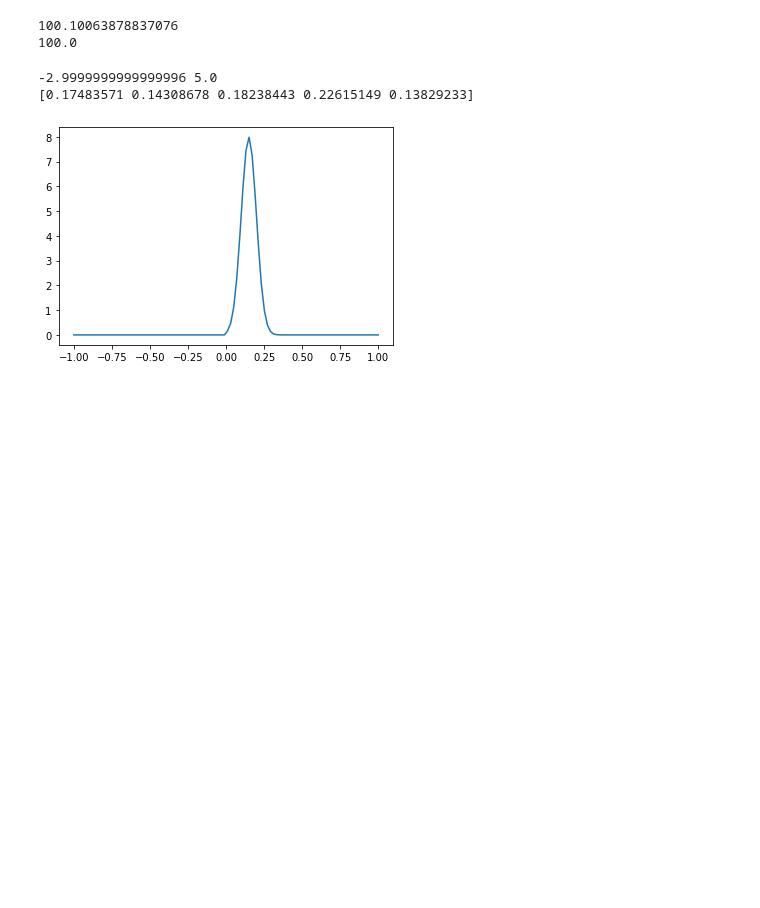
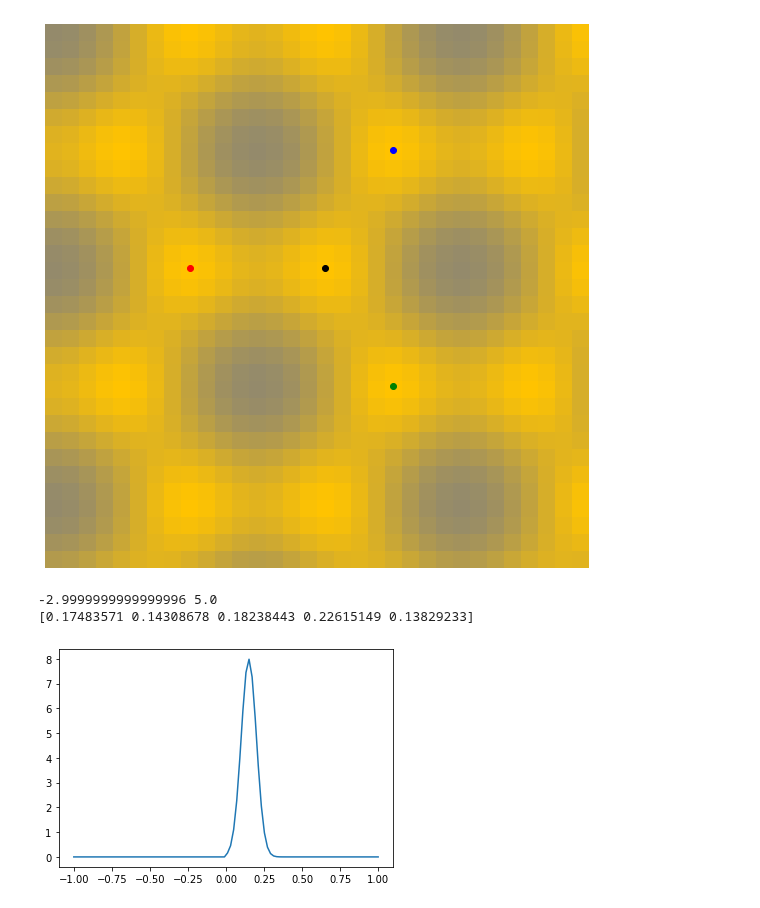
Before and after one commit to DanielMGlazer/HexogonalMLProject, a Jupyter notebook: Hexagonal_Training_Data_Raw.ipynb, the cells around one changed output. Drawn from its saved outputs; the diff is of its cells as text; code cells hidden in the pictures; blank space fills up the shorter version.

Commit message:
fixed gauss_to_color. Made a class for plotting input array

```diff
--- a/Hexagonal_Training_Data_Raw.ipynb
+++ b/Hexagonal_Training_Data_Raw.ipynb
@@ -223,9 +224,11 @@ class Training_im:
     #Method for making 2D colored image
     #Takes all float values in blob_values_array and converts them to an hsl color with the corresponding lightness value. This color is then convereted to rgb and stored in pixel_array
     def gauss_to_color(self):
+        max_val=self.blob_values_array.max()
+        self.rescaled_heights=self.blob_values_array*100/max_val
         for i in range(self.image_size[0]):
             for j in range(self.image_size[1]):
-                rgbcolor=ImageColor.getrgb(f"hsl(46,{min(max(self.blob_values_array[j][i],1e-2),100)}%,50%)")
+                rgbcolor=ImageColor.getrgb(f"hsl(46,{min(max(self.rescaled_heights[j][i],1e-2),100)}%,50%)")
                 self.pixel_array[j][i][0]=rgbcolor[0]
                 self.pixel_array[j][i][1]=rgbcolor[1]
                 self.pixel_array[j][i][2]=rgbcolor[2]
@@ -260,60 +263,60 @@ class Training_im:
 # %%
 #Cell for plotting single image
 im_scaling=Training_im.image_size[0]
+Gaussian= lambda x,scl,amp: amp*math.e**(-0.5*(x/scl)**2)
 def plot_labels_3d():
     height=Gaussian(0,atom_size,corr)
     s=30
     ax.scatter3D(center_atom[0]*im_scaling,center_atom[1]*im_scaling,height,'o',color='black',s=s)
     ax.scatter3D(neighbors[0][0]*im_scaling+center_atom[0]*im_scaling,neighbors[0][1]*im_scaling+center_atom[1]*im_scaling,height,'o',color='red',s=s)
     ax.scatter3D(neighbors[1][0]*im_scaling+center_atom[0]*im_scaling,neighbors[1][1]*im_scaling+center_atom[1]*im_scaling,height,'o',color='green',s=s)
     ax.scatter3D(neighbors[2][0]*im_scaling+center_atom[0]*im_scaling,neighbors[2][1]*im_scaling+center_atom[1]*im_scaling,height,'o',color='blue',s=s)
 
 def plot_labels():
     plt.plot(center_atom[0]*im_scaling,center_atom[1]*im_scaling,'o',color='black')
     plt.plot(neighbors[0][0]*im_scaling+center_atom[0]*im_scaling,neighbors[0][1]*im_scaling+center_atom[1]*im_scaling,'o',color='red')
     plt.plot(neighbors[1][0]*im_scaling+center_atom[0]*im_scaling,neighbors[1][1]*im_scaling+center_atom[1]*im_scaling,'o',color='green')
     plt.plot(neighbors[2][0]*im_scaling+center_atom[0]*im_scaling,neighbors[2][1]*im_scaling+center_atom[1]*im_scaling,'o',color='blue')
 #%matplotlib notebook
 %matplotlib inline
 bond_length = 8
 origin = [0,0]
-atom_size = 2
+atom_size = 3
 #strain[q,r,b]
 strain = [0,0,0]
 #anlge in degrees
 angle = 0
-corr = 100
+corr = 0.2
 im = Training_im([bond_length,bond_length],origin,atom_size,strain,angle,corr)
 center_atom=im.central_atom
 neighbors=im.neighbor_vects
 
 #Plots a 3D surface of the atom heights
-z = im.blob_values_array
-ny,nx = z.shape
-x = np.linspace(0,nx,nx)
-y = np.linspace(0,ny,ny)
-xv, yv = np.meshgrid(x,y)
-fig=plt.figure(figsize=(10,10))
-ax=fig.add_subplot(111,projection='3d')
-height3d=ax.plot_surface(xv,yv,z,linewidth=0,alpha=0.5)
-plot_labels_3d()
-ax.set_zlabel('z')
-ax.set_xlabel('x')
-ax.set_ylabel('y')
+# z = im.blob_values_array
+# ny,nx = z.shape
+# x = np.linspace(0,nx,nx)
+# y = np.linspace(0,ny,ny)
+# xv, yv = np.meshgrid(x,y)
+# fig=plt.figure(figsize=(10,10))
+# ax=fig.add_subplot(111,projection='3d')
+# height3d=ax.plot_surface(xv,yv,z,linewidth=0,alpha=0.5)
+# plot_labels_3d()
+# ax.set_zlabel('z')
+# ax.set_xlabel('x')
+# ax.set_ylabel('y')
 
 
 #Plots a 2D colored representaion of the atoms. Make sure corr=100
-# im.make_im()
-# fig = plt.figure(figsize = (10, 10))
-# ax = plt.subplot(1,1,1)
-# ax.imshow(im.image)
-# ax.axis('off')
-# plot_labels()
+im.make_im()
+fig = plt.figure(figsize = (10, 10))
+ax = plt.subplot(1,1,1)
+ax.imshow(im.image)
+ax.axis('off')
+plot_labels()
 
 # plt.show()
 # %% [output]
-100.10063878837076
-100.0
+[figure, added]
 # %%
 #Plots distributions
 my_a,my_b=0,0.4
```
Also changed, not shown: parts of 5 cells of this notebook, 4 other files.
